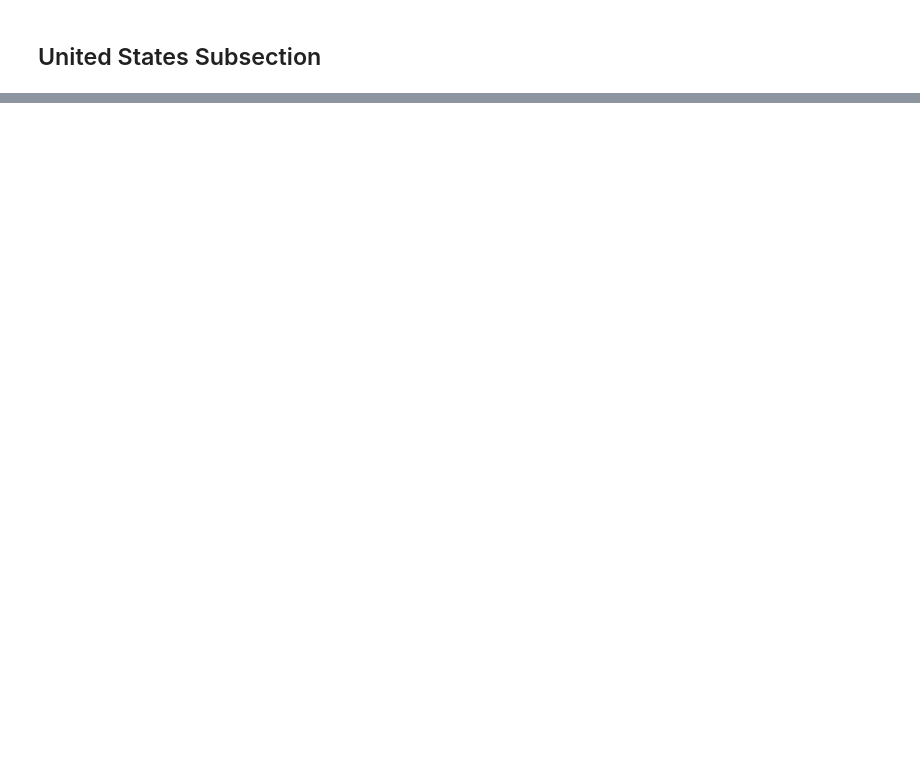
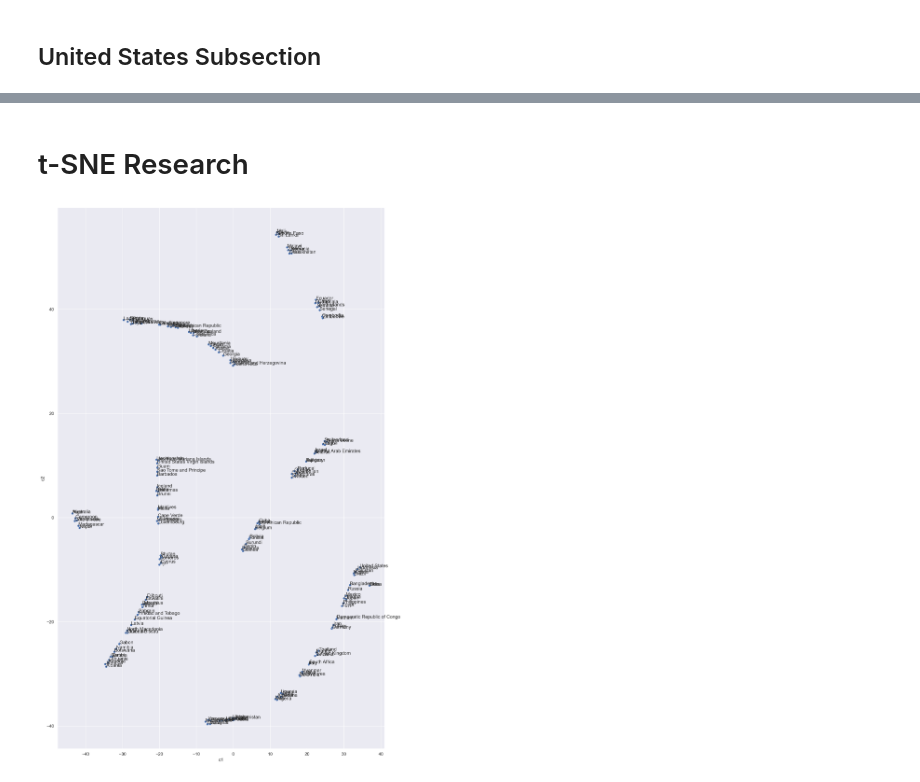
Before and after one commit to COGS118B/group_template, a Jupyter notebook: data_analysis.ipynb, the cells around one changed output, grey strips where cells are left out. Cells and saved outputs as stored; diff of their text form; code cells hidden in the pictures; blank space fills up the shorter version.

Commit message:
Cleaning and t-SNE

```diff
--- a/data_analysis.ipynb
+++ b/data_analysis.ipynb
@@ -29,3 +59,3 @@ msno.heatmap(df);
 # %%
+sns.set(rc={'figure.figsize':(15,60)})
 sns.countplot(df, y='location');
-sns.set(rc={'figure.figsize':(15,30)})
@@ -94,0 +139,3 @@ len(df['date'].unique())
+# %%
+df_loc = clean_data_for_date(df, '2020-07-01')
+df_loc
@@ -94,0 +217,44 @@ len(df['date'].unique())
+# %%
+df_loc = df_loc.fillna(0)
+# %% [markdown]
+# t-SNE Research
+# %%
+def plot_components(components,x='pc1',y='pc2'):
+    '''
+    2d scatter plot of dimensionality reductions with labelling
+
+    inputs:
+        components (pd.DataFrame) shape is (samples x components), index is sample names
+        x (str) name of column in components to plot as x axis
+        y (str) name of column in components to plot as y axis
+
+    typically you might generate components like this
+        pcs = PCA(n_components=2).fit_transform(daily_change)
+        components = pd.DataFrame(pcs,columns=['pc1','pc2'])
+        components.index = daily_change.index
+    '''
+    sns.set(rc={'figure.figsize':(15,25)});
+    sns.scatterplot(data=components, x=x, y=y)
+    sns.despine()
+    ax = plt.gca()
+    for company in components.index:
+        ax.annotate(company,xy=components.loc[company])
+# %%
+from sklearn.manifold import TSNE
+
+tsne_perp_5 = TSNE(
+    n_components=2,
+    learning_rate='auto',
+    init='random',
+    perplexity=5,
+    random_state=99
+)
+
+tcs = tsne_perp_5.fit_transform(df_loc)
+# construct the data frame
+tcs = pd.DataFrame(tcs,columns=['c1','c2'])
+tcs.index = df_loc.index
+
+plot_components(tcs,'c1','c2')
+# %% [output]
+[figure, added]
```
Also changed, not shown: parts of 33 cells of this notebook.
